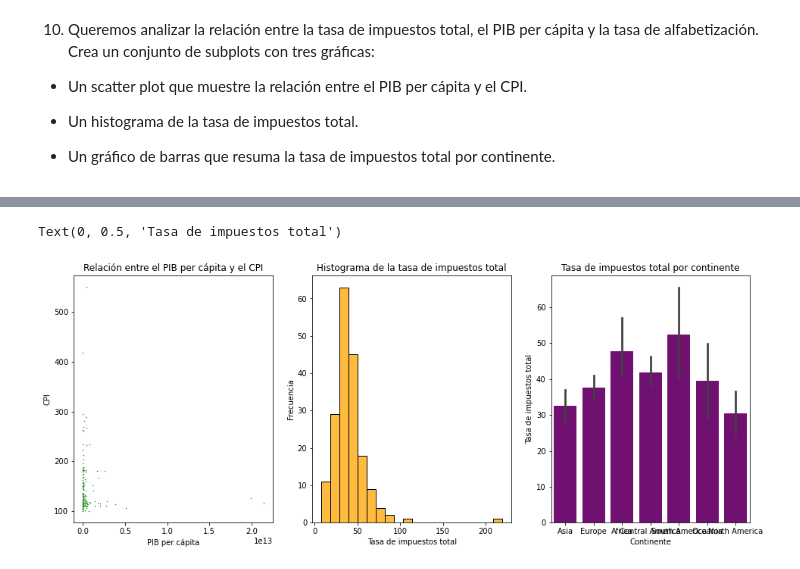
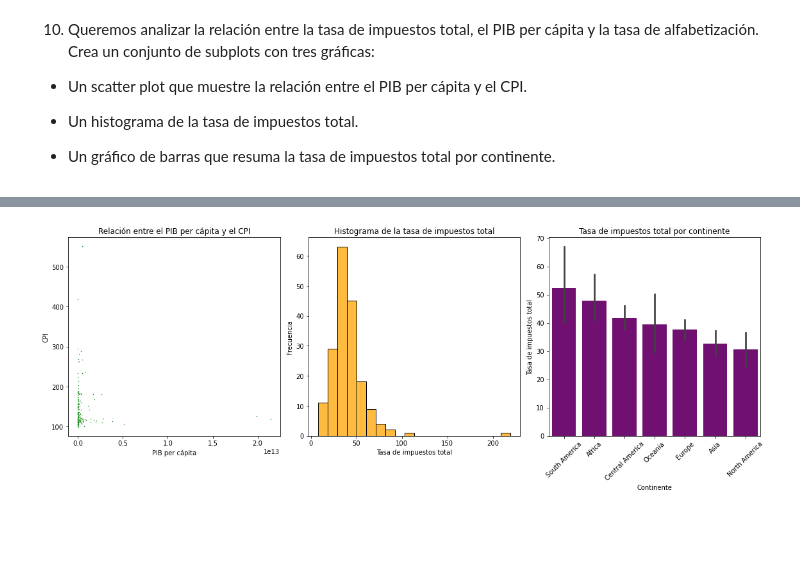
Before and after one commit to BSReguera/Pair-Programming-Modulo-3-Sprint2-, a Jupyter notebook: pairprogramming-modulo3-sprint2-leccion07.ipynb, the cells around one changed output, grey strips where cells are left out. Cells and saved outputs as stored; diff of their text form; code cells hidden in the pictures; blank space fills up the shorter version.

```diff
--- a/pairprogramming-modulo3-sprint2-leccion07.ipynb
+++ b/pairprogramming-modulo3-sprint2-leccion07.ipynb
@@ -297,23 +291,26 @@ Index(['country', 'density', 'abbreviation', 'agricultural_land', 'land_area',
 # %%
 plt.figure(figsize=(16, 6))
 
 plt.subplot(1, 3, 1)
 sns.scatterplot(data=df_pair7, x="gdp", y="cpi", color="green", s=2)
 plt.title("Relación entre el PIB per cápita y el CPI")
 plt.xlabel("PIB per cápita")
 plt.ylabel("CPI")
 
 plt.subplot(1, 3, 2)
 sns.histplot(df_pair7["total_tax_rate"], bins=20, color="orange")
 plt.title("Histograma de la tasa de impuestos total")
 plt.xlabel("Tasa de impuestos total")
 plt.ylabel("Frecuencia")
 
 plt.subplot(1, 3, 3)
-sns.barplot(data=df_pair7, x="continent", y="total_tax_rate", color="purple")
+sns.barplot(data=df_pair7, x="continent", y="total_tax_rate", color="purple",
+            order = ['South America', 'Africa', 'Central America', 'Oceania', 'Europe', 'Asia', 'North America'])
 plt.title("Tasa de impuestos total por continente")
 plt.xlabel("Continente")
 plt.ylabel("Tasa de impuestos total")
+plt.tick_params(axis='x', rotation=45)
+
+plt.tight_layout();
 # %% [output]
-Text(0, 0.5, 'Tasa de impuestos total')
-[figure, old version]
+[figure, new version]
```
Also changed, not shown: parts of 20 cells of this notebook.
